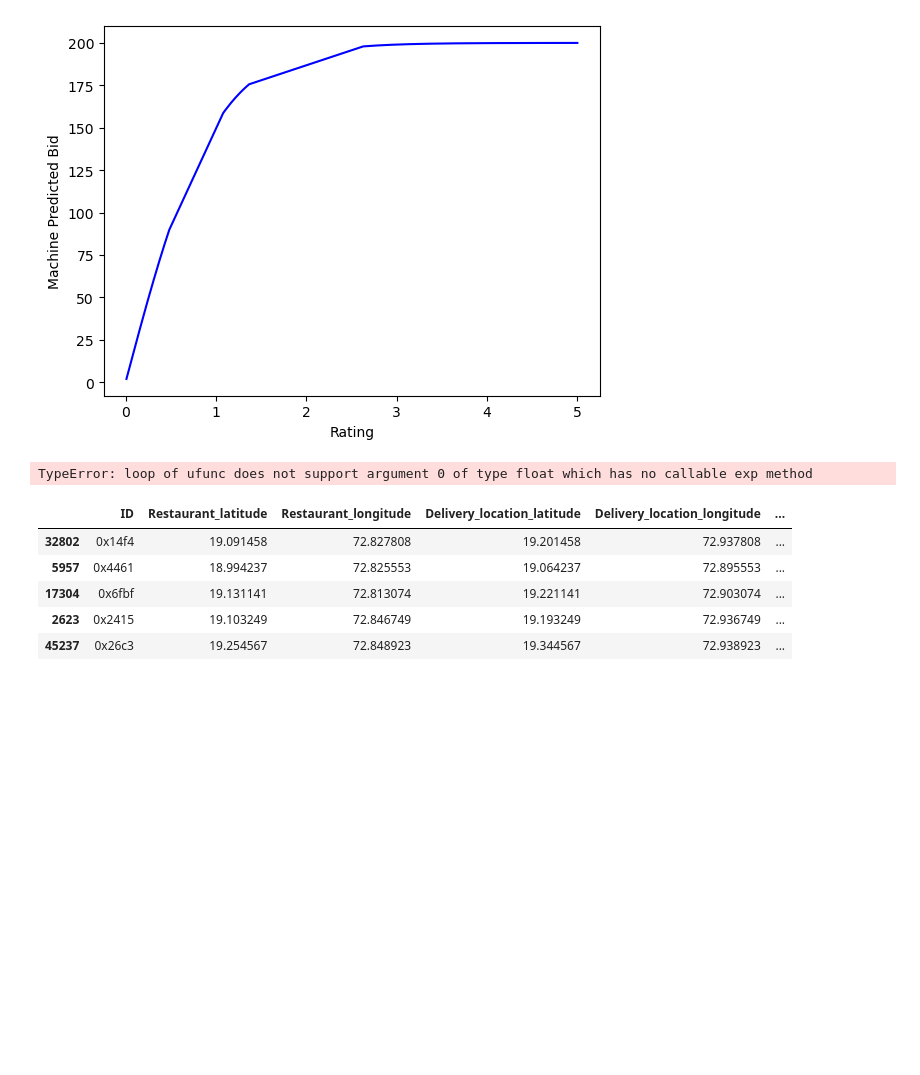
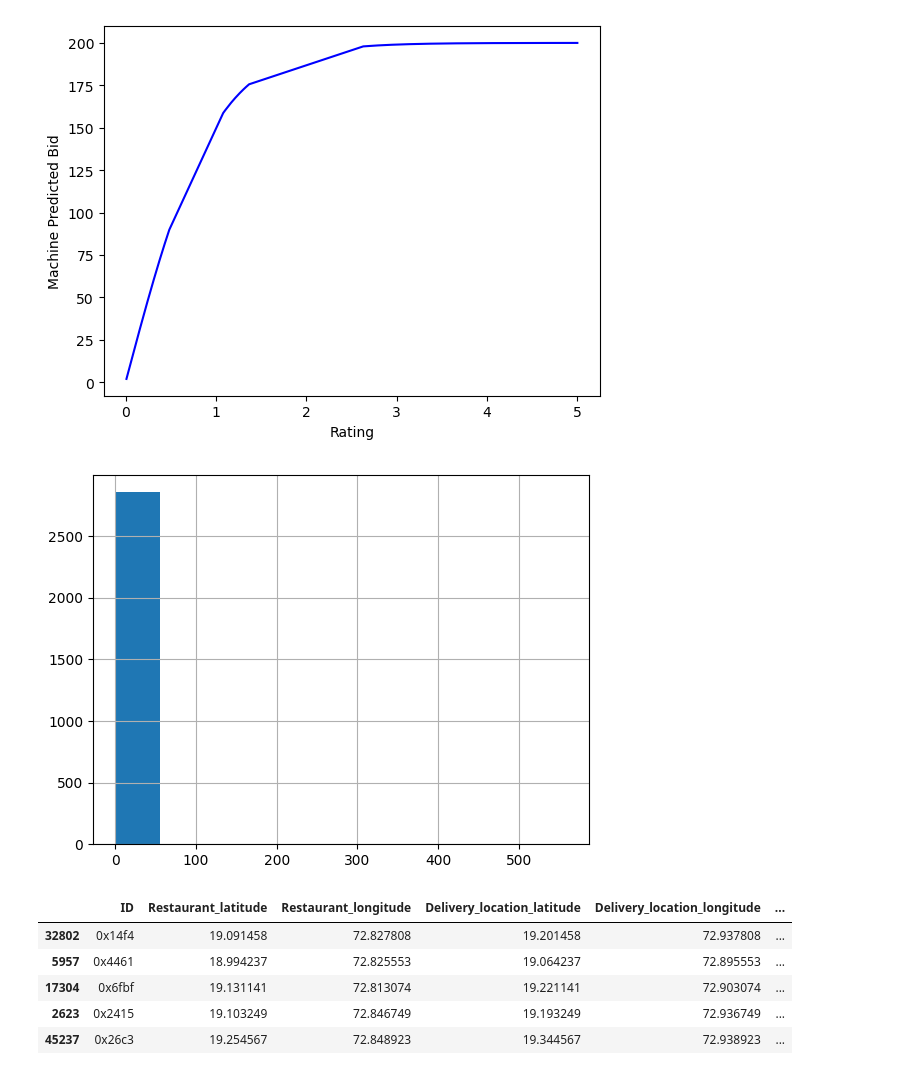
Before and after one commit to goyal-shivam/Auction-Based-Decentralised-Food-Delivery, a Jupyter notebook: code_for_reference/Machine Predicted Bid.ipynb, the cells around one changed output. Saved outputs shown, nothing was run; the diff lists cells and outputs as text; code cells hidden in the pictures; blank space fills up the shorter version.

```diff
--- a/code_for_reference/Machine Predicted Bid.ipynb
+++ b/code_for_reference/Machine Predicted Bid.ipynb
@@ -324,9 +284,21 @@ def machine_predicted_bid(filename):
 # %%
 import numpy as np
-# machine_predicted_bid('../data/mumbai_7_days_data.pkl')
-machine_predicted_bid('mumbai_7_days_data.pkl')
+result = machine_predicted_bid('../data/mumbai_all_in_one_day.pkl')
+# machine_predicted_bid('mumbai_7_days_data.pkl')
-# %% [output]
-TypeError: loop of ufunc does not support argument 0 of type float which has no callable exp method
+# %%
+# type(result)
+# data['order_place'].hist(
+#     bins=sorted(list(date_set.union(green_date_set)))
+# )
+from matplotlib import pyplot as plt
+
+result.hist(
+    bins=10
+)
+
+plt.show()
+# %% [output]
+[figure, added]
 # %%
 data = pd.read_pickle('mumbai_7_days_data.pkl')
 data.head()
```
Also changed, not shown: parts of 1 cell of this notebook, 8 other files.
